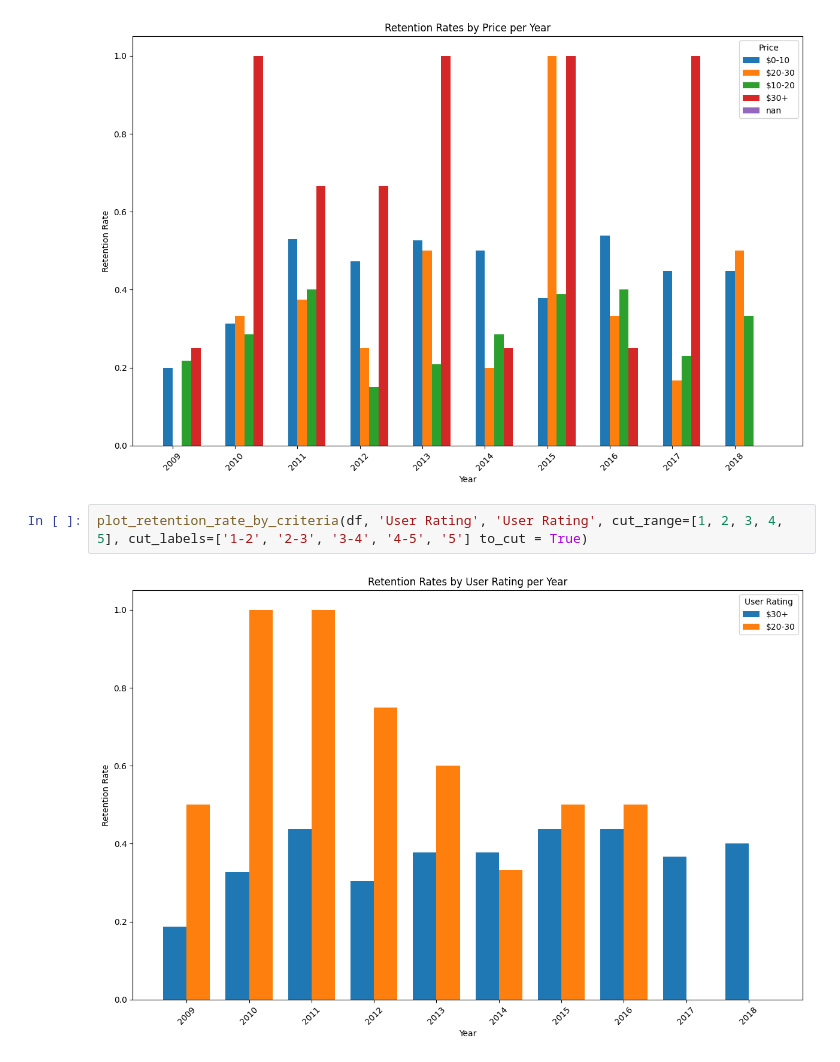
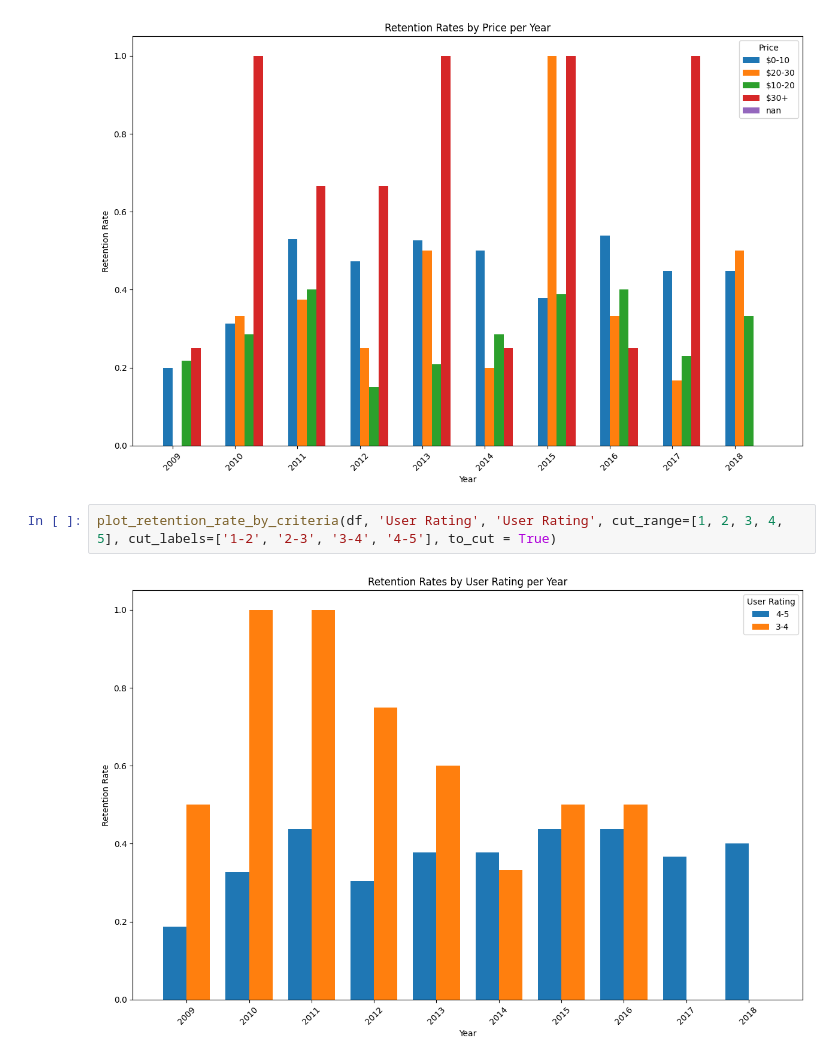
Before and after one commit to Eemkayy/cs210, a Jupyter notebook: FinalProject.ipynb, the cells around one changed output. Cells and saved outputs as stored; diff of their text form.

```diff
--- a/FinalProject.ipynb
+++ b/FinalProject.ipynb
@@ -98,6 +98,6 @@ plot_retention_rate_by_criteria(df, 'Price', 'Price', to_cut = True)
 # %% [output]
 [figure]
 # %%
-plot_retention_rate_by_criteria(df, 'User Rating', 'User Rating', cut_range=[1, 2, 3, 4, 5], cut_labels=['1-2', '2-3', '3-4', '4-5', '5'] to_cut = True)
+plot_retention_rate_by_criteria(df, 'User Rating', 'User Rating', cut_range=[1, 2, 3, 4, 5], cut_labels=['1-2', '2-3', '3-4', '4-5'], to_cut = True)
 # %% [output]
-[figure, old version]
+[figure, new version]
```
